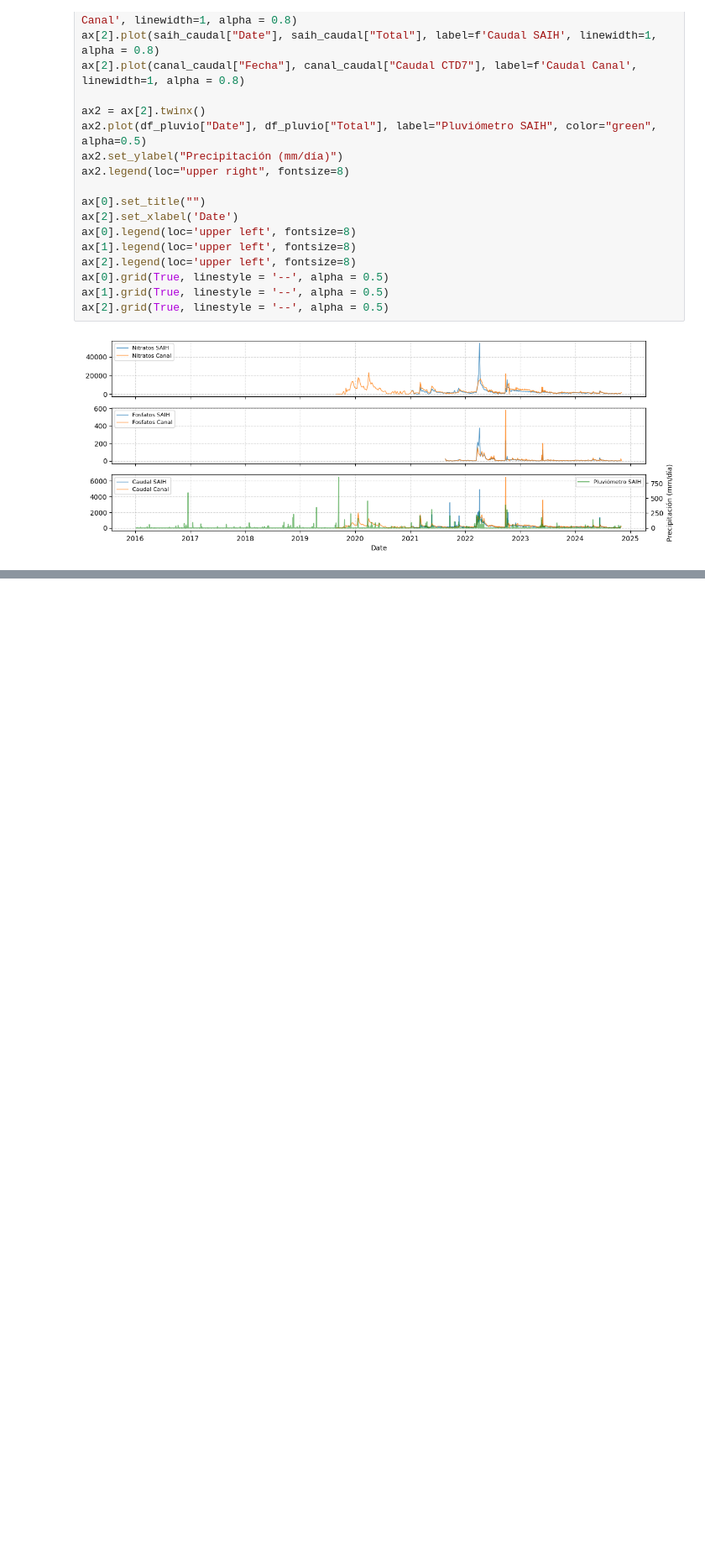
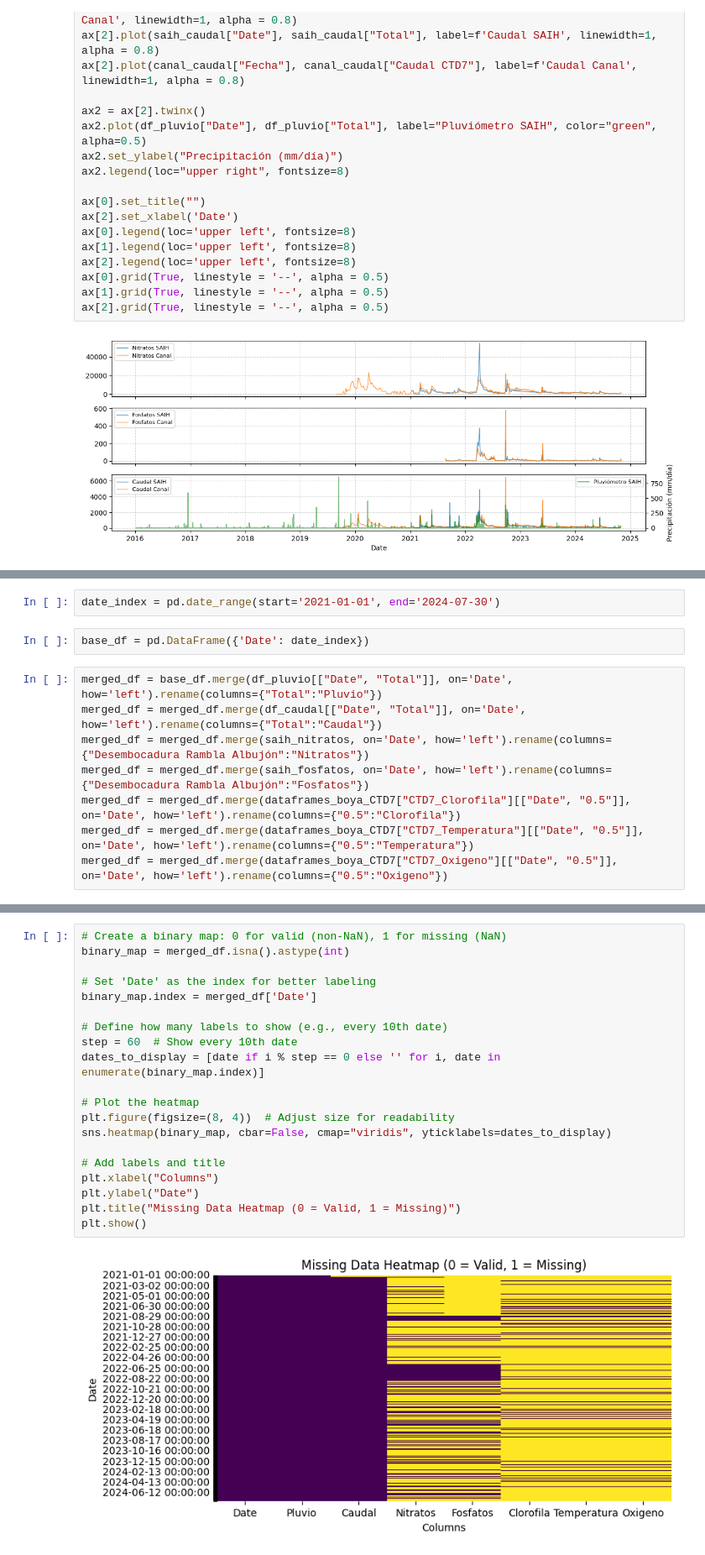
Before and after one commit to Antonio-MI/mar-menor-chl, a Jupyter notebook: Relacion_Pluvio-Nitratos-Temp-Clorofila.ipynb, the cells around one changed output, grey strips where cells are left out. Shown at 84% size. Cells and saved outputs as stored; diff of their text form; blank space fills up the shorter version.

Commit message:
shap example y dataframe conjunto de todas las features

```diff
--- a/Relacion_Pluvio-Nitratos-Temp-Clorofila.ipynb
+++ b/Relacion_Pluvio-Nitratos-Temp-Clorofila.ipynb
@@ -392,0 +442,12 @@ ax[2].grid(True, linestyle = '--', alpha = 0.5)
+# %%
+date_index = pd.date_range(start='2021-01-01', end='2024-07-30')
+# %%
+base_df = pd.DataFrame({'Date': date_index})
+# %%
+merged_df = base_df.merge(df_pluvio[["Date", "Total"]], on='Date', how='left').rename(columns={"Total":"Pluvio"})
+merged_df = merged_df.merge(df_caudal[["Date", "Total"]], on='Date', how='left').rename(columns={"Total":"Caudal"})
+merged_df = merged_df.merge(saih_nitratos, on='Date', how='left').rename(columns={"Desembocadura Rambla Albujón":"Nitratos"})
+merged_df = merged_df.merge(saih_fosfatos, on='Date', how='left').rename(columns={"Desembocadura Rambla Albujón":"Fosfatos"})
+merged_df = merged_df.merge(dataframes_boya_CTD7["CTD7_Clorofila"][["Date", "0.5"]], on='Date', how='left').rename(columns={"0.5":"Clorofila"})
+merged_df = merged_df.merge(dataframes_boya_CTD7["CTD7_Temperatura"][["Date", "0.5"]], on='Date', how='left').rename(columns={"0.5":"Temperatura"})
+merged_df = merged_df.merge(dataframes_boya_CTD7["CTD7_Oxigeno"][["Date", "0.5"]], on='Date', how='left').rename(columns={"0.5":"Oxigeno"})
@@ -392,0 +470,22 @@ ax[2].grid(True, linestyle = '--', alpha = 0.5)
+# %%
+# Create a binary map: 0 for valid (non-NaN), 1 for missing (NaN)
+binary_map = merged_df.isna().astype(int)
+
+# Set 'Date' as the index for better labeling
+binary_map.index = merged_df['Date']
+
+# Define how many labels to show (e.g., every 10th date)
+step = 60  # Show every 10th date
+dates_to_display = [date if i % step == 0 else '' for i, date in enumerate(binary_map.index)]
+
+# Plot the heatmap
+plt.figure(figsize=(8, 4))  # Adjust size for readability
+sns.heatmap(binary_map, cbar=False, cmap="viridis", yticklabels=dates_to_display)
+
+# Add labels and title
+plt.xlabel("Columns")
+plt.ylabel("Date")
+plt.title("Missing Data Heatmap (0 = Valid, 1 = Missing)")
+plt.show()
+# %% [output]
+[figure, added]
```
Also changed, not shown: parts of 10 cells of this notebook, 2 other files.
